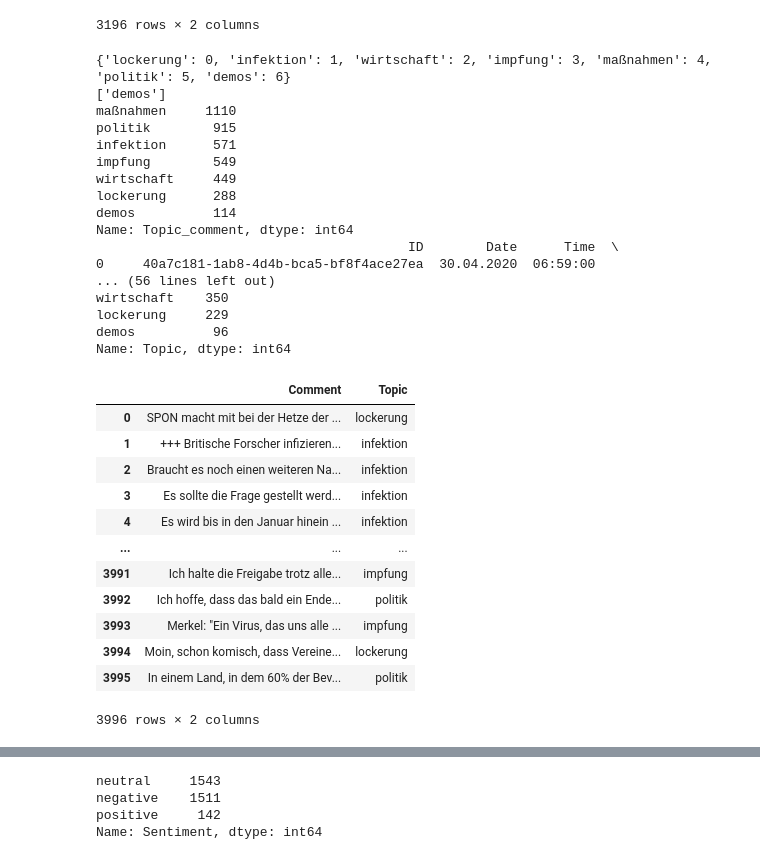
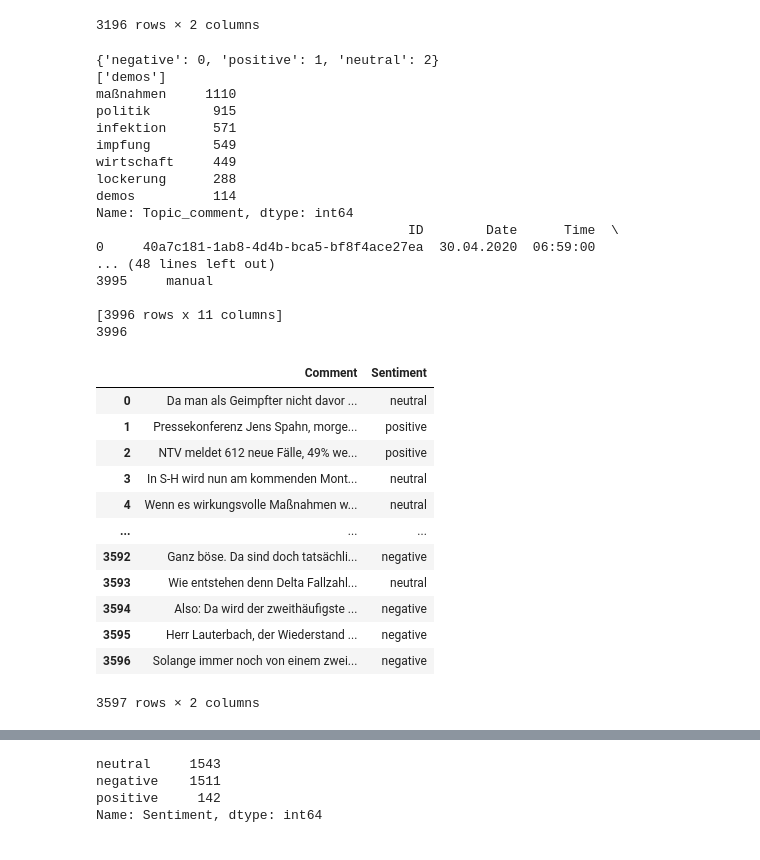
Before and after one commit to KirchnerS/Masterarbeit, a Jupyter notebook: eintest.ipynb, the cells around one changed output, grey strips where cells are left out. Cells and saved outputs as stored; diff of their text form; code cells hidden in the pictures.

Commit message:
Jetzt mit Augment

```diff
--- a/eintest.ipynb
+++ b/eintest.ipynb
@@ -47,11 +67,29 @@ df_train
 | 3027 | Deutschlands "Intelligentia" rege... | negative |
 | 2576 | Ich kann mich nicht erinnern, das... | negative |
 3196 rows × 2 columns
+# %%
+augmented_400  =pd.read_csv("annotated_data/data_augment_400_positive.csv", names=["ID", "Date", "Time", "Comment Level", "Username", "Comment"], encoding="utf-8", header = None)
+augmented_400  = augmented_400.sample(frac=1, random_state=77).reset_index(drop=True)
+augmented_400.insert(4, 'Sentiment', ["positive" for i in range(len(augmented_400))])
+augmented_400 = augmented_400[["Comment", "Sentiment"]]
+
+
+
+# dataset_topic = pd.read_csv("annotated_data/annotated_data_with_users_and_al_cleaned2check_final_topics.csv", names=["ID", "Date", "Time", "Comment Level", "Username", "Opinion", "Sentiment", "Topic_comment", "Topic_article", "Comment", "Method"], encoding="ISO-8859-1")
+# label_to_id = {x:y for y,x in enumerate(dataset_topic["Sentiment"].unique()) }
+# dataset_topic = dataset_topic.loc[dataset_topic["Sentiment"].isin(label_to_id.keys())]
+# dataset_topic = dataset_topic[["Comment", "Sentiment"]]
+# df_train, df_test = np.split(dataset_topic.sample(frac=1, random_state=77), [int(.8*len(dataset_topic))])
+
+
+# df_train = pd.concat([df_train, augmented_400])
+# df_train = df_train.sample(frac=1, random_state=77).reset_index(drop=True)
+# df_train
 # %%
 ### Here we set the labels of the topics, in this case we have 7 labels for comments and 8 for articles
 dataset_topic = pd.read_csv("annotated_data/annotated_data_with_users_and_al_cleaned2check_final_topics.csv", names=["ID", "Date", "Time", "Comment Level", "Username", "Opinion", "Sentiment", "Topic_comment", "Topic_article", "Comment", "Method"], encoding="ISO-8859-1")
 # label_to_id = {"politik" : 0, "maßnahmen" : 1, "infektion" : 2, "impfung": 3, "lockdown": 4, "wirtschaft":5, "lockerung":6, "überblick": 7}
-label_to_id = {x:y for y,x in enumerate(dataset_topic["Topic_comment"].unique()) }
+label_to_id = {x:y for y,x in enumerate(dataset_topic["Sentiment"].unique()) }
 #label_to_id = {"politik" : 0, "maßnahmen" : 1, "infektion" : 2, "impfung": 3, "lockdown": 4, "wirtschaft":5, "lockerung":6}
 # label_to_id = {"positive":0, "negative" : 1, "neutral": 2}
 print(label_to_id)
@@ -61,65 +99,65 @@ print(label_to_id)
 
 print(dataset_topic["Topic_comment"].value_counts()[dataset_topic["Topic_comment"].value_counts() < 200].index.to_list())
 print(dataset_topic["Topic_comment"].value_counts())
-# dataset_topic = dataset_topic.loc[dataset_topic["Opinion"].isin(label_to_id.keys())]
-dataset_topic = dataset_topic.loc[dataset_topic["Topic_comment"].isin(label_to_id.keys())]
+dataset_topic = dataset_topic.loc[dataset_topic["Sentiment"].isin(label_to_id.keys())]
+# dataset_topic = dataset_topic.loc[dataset_topic["Topic_comment"].isin(label_to_id.keys())]
 # dataset_topic = dataset_topic.loc[dataset_topic["Topic_article"].isin(label_to_id.keys())]
 print(dataset_topic)
-dataset_topic = dataset_topic[["Comment", "Topic_comment"]]
-# dataset_topic = dataset_topic[["Comment", "Opinion"]]
+# dataset_topic = dataset_topic[["Comment", "Topic_comment"]]
+dataset_topic = dataset_topic[["Comment", "Sentiment"]]
 # dataset_topic = dataset_topic[["Comment", "Topic_article"]]
 
 # dataset_topic = dataset_topic.loc[dataset_topic["Topic_article"].isin(label_to_id.keys())]
-dataset_topic = dataset_topic.loc[dataset_topic["Topic_comment"].isin(label_to_id.keys())]
-# dataset_topic = dataset_topic.loc[dataset_topic["Opinion"].isin(label_to_id.keys())]
+# dataset_topic = dataset_topic.loc[dataset_topic["Topic_comment"].isin(label_to_id.keys())]
+dataset_topic = dataset_topic.loc[dataset_topic["Sentiment"].isin(label_to_id.keys())]
 
-dataset_topic.columns = ["Comment", "Topic"]
-# dataset_topic.columns = ["Comment", "Opinion"]
+# dataset_topic.columns = ["Comment", "Topic"]
+dataset_topic.columns = ["Comment", "Sentiment"]
 print(len(dataset_topic))
 df_train, df_test = np.split(dataset_topic.sample(frac=1, random_state=77), [int(.8*len(dataset_topic))])
 
-
+df_train = pd.concat([df_train, augmented_400])
+df_train = df_train.sample(frac=1, random_state=77).reset_index(drop=True)
 
 len(dataset_topic)
 dataset_topic.reset_index(drop=True, inplace=True)
 
 df_train.drop(df_train.loc[df_train["Comment"].isnull()].index, axis = 0, inplace = True)
 # for x in df_train["Comment"]:
 #     if type(x) != str:
 #         print(type(x), x)
-print(df_train["Topic"].value_counts())
-dataset_topic
+df_train
 # %% [output]
-{'lockerung': 0, 'infektion': 1, 'wirtschaft': 2, 'impfung': 3, 'maßnahmen': 4, 'politik': 5, 'demos': 6}
+{'negative': 0, 'positive': 1, 'neutral': 2}
 ['demos']
 maßnahmen     1110
 politik        915
 infektion      571
 impfung        549
 wirtschaft     449
 lockerung      288
 demos          114
 Name: Topic_comment, dtype: int64
                                         ID        Date      Time  \
 0     40a7c181-1ab8-4d4b-bca5-bf8f4ace27ea  30.04.2020  06:59:00
-... (56 lines left out)
-wirtschaft    350
-lockerung     229
-demos          96
-Name: Topic, dtype: int64
+... (48 lines left out)
+3995     manual
+
+[3996 rows x 11 columns]
+3996
-|  | Comment | Topic |
-| 0 | SPON macht mit bei der Hetze der ... | lockerung |
-| 1 | +++ Britische Forscher infizieren... | infektion |
-| 2 | Braucht es noch einen weiteren Na... | infektion |
-| 3 | Es sollte die Frage gestellt werd... | infektion |
-| 4 | Es wird bis in den Januar hinein ... | infektion |
+|  | Comment | Sentiment |
+| 0 | Da man als Geimpfter nicht davor ... | neutral |
+| 1 | Pressekonferenz Jens Spahn, morge... | positive |
+| 2 | NTV meldet 612 neue Fälle, 49% we... | positive |
+| 3 | In S-H wird nun am kommenden Mont... | neutral |
+| 4 | Wenn es wirkungsvolle Maßnahmen w... | neutral |
 | ... | ... | ... |
-| 3991 | Ich halte die Freigabe trotz alle... | impfung |
-| 3992 | Ich hoffe, dass das bald ein Ende... | politik |
-| 3993 | Merkel: "Ein Virus, das uns alle ... | impfung |
-| 3994 | Moin, schon komisch, dass Vereine... | lockerung |
-| 3995 | In einem Land, in dem 60% der Bev... | politik |
+| 3592 | Ganz böse. Da sind doch tatsächli... | negative |
+| 3593 | Wie entstehen denn Delta Fallzahl... | neutral |
+| 3594 | Also: Da wird der zweithäufigste ... | negative |
+| 3595 | Herr Lauterbach, der Wiederstand ... | negative |
+| 3596 | Solange immer noch von einem zwei... | negative |
-3996 rows × 2 columns
+3597 rows × 2 columns
 # %%
 # This cell scrapes the articles for their header content
 
```
Also changed, not shown: parts of 9 cells of this notebook.
